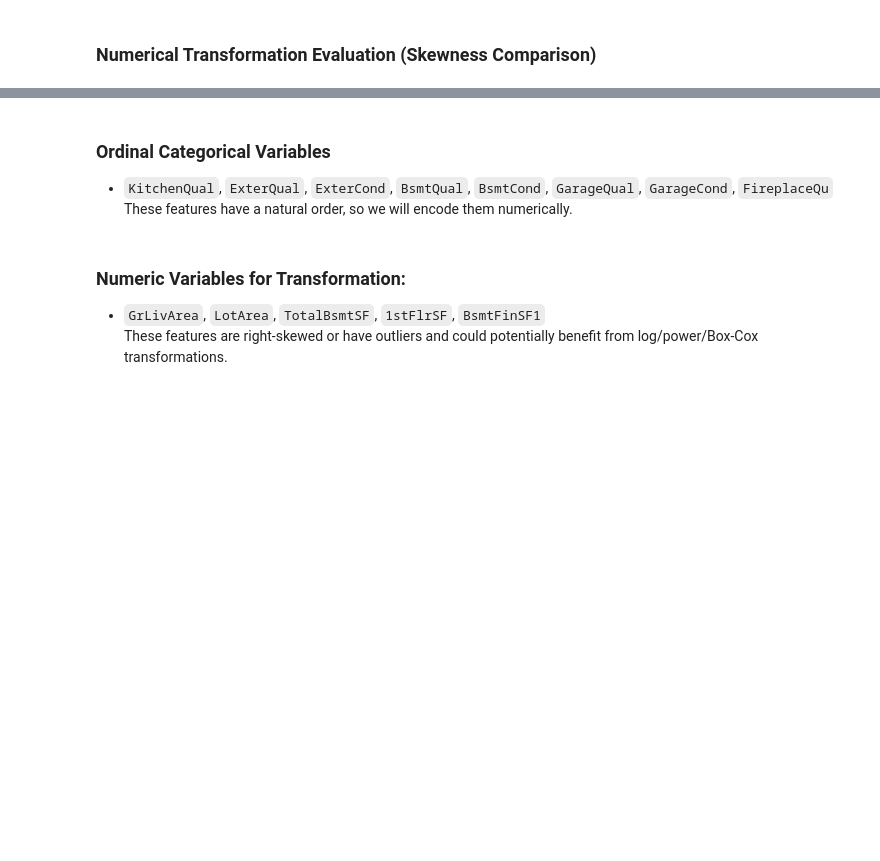
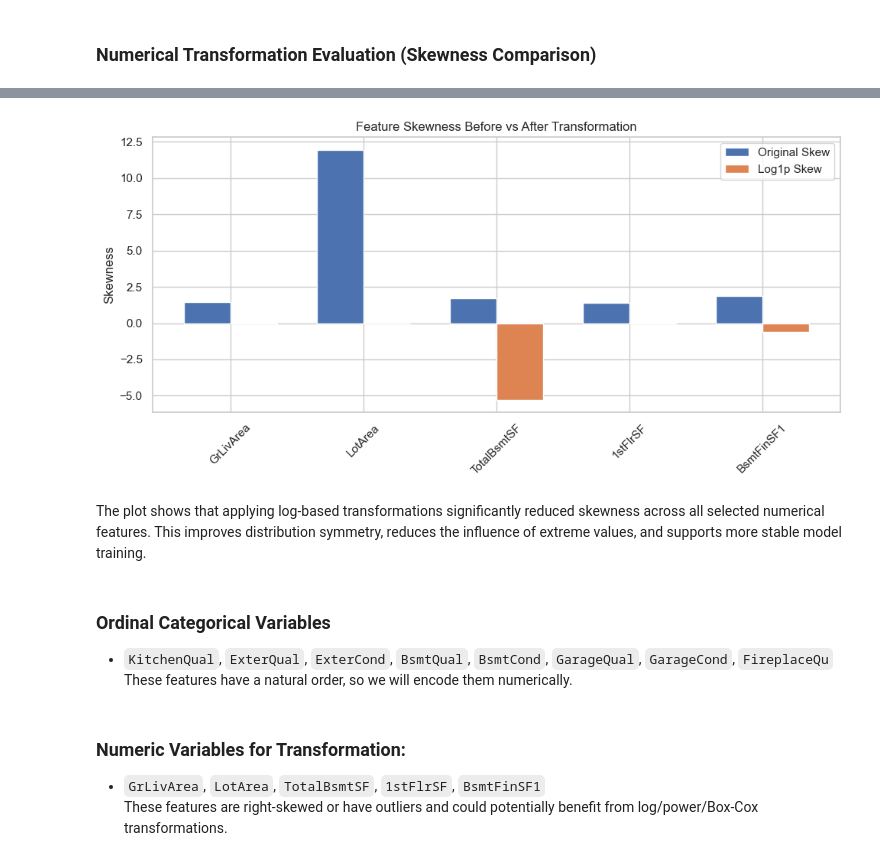
Before and after one commit to David5p/heritage-housing, a Jupyter notebook: jupyter_notebooks/FeatureEngineering.ipynb, the cells around one changed output, grey strips where cells are left out. Drawn from its saved outputs; the diff is of its cells as text; code cells hidden in the pictures; blank space fills up the shorter version.

Commit message:
Begin bugs section of read me and add in befor and after transformation plot to feat engineering notebook

```diff
--- a/jupyter_notebooks/FeatureEngineering.ipynb
+++ b/jupyter_notebooks/FeatureEngineering.ipynb
@@ -153,3 +166,23 @@ skew_df
+# %%
+# Prepare data
+x = np.arange(len(skew_df["Feature"]))
+width = 0.35
+
+plt.figure(figsize=(10,5))
+
+plt.bar(x - width/2, skew_df["Original Skew"], width, label="Original Skew")
+plt.bar(x + width/2, skew_df["Log1p Skew"], width, label="Log1p Skew")
+
+plt.xticks(x, skew_df["Feature"], rotation=45)
+plt.ylabel("Skewness")
+plt.title("Feature Skewness Before vs After Transformation")
+plt.legend()
+plt.tight_layout()
+plt.show()
+# %% [output]
+[figure, added]
+# %% [markdown]
+The plot shows that applying log-based transformations significantly reduced skewness across all selected numerical features. This improves distribution symmetry, reduces the influence of extreme values, and supports more stable model training.
 # %% [markdown]
 ### Ordinal Categorical Variables
 
```
Also changed, not shown: parts of 12 cells of this notebook, 5 other files.
